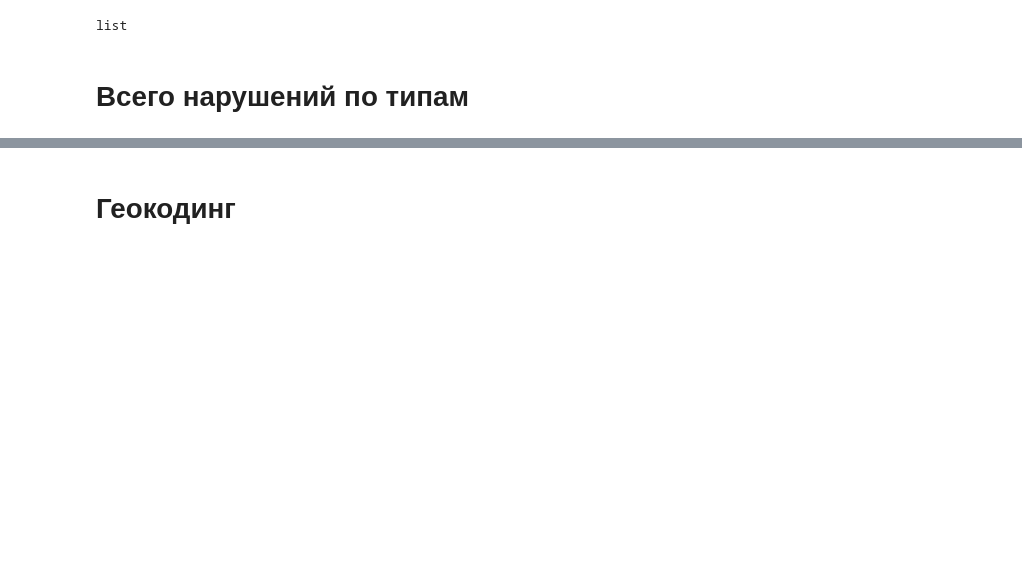
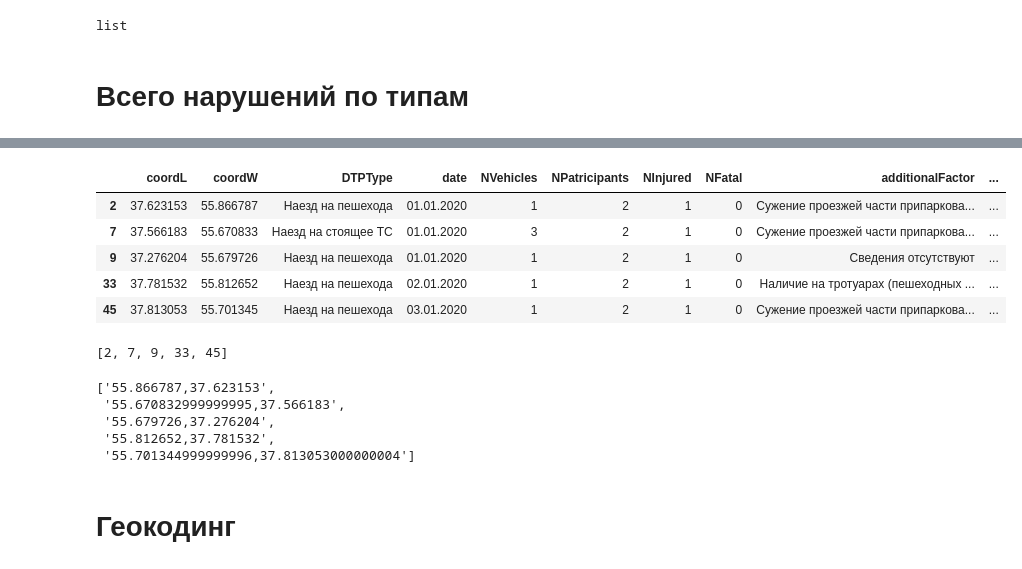
Before and after one commit to ovad4221/Accident_prediction_system, a Jupyter notebook: Exploration_of_road_accidents.ipynb, the cells around one changed output, grey strips where cells are left out. Drawn from its saved outputs; the diff is of its cells as text; code cells hidden in the pictures; blank space fills up the shorter version.

```diff
--- a/Exploration_of_road_accidents.ipynb
+++ b/Exploration_of_road_accidents.ipynb
@@ -188,6 +184,29 @@ all_violantions.sort_values(ascending=False)
 Name: Нарушение и их общее количество, dtype: int64
 # %%
 accidents_data.to_excel('prim_prep_1.xlsx')
+# %%
+nan_places = accidents_data[accidents_data['place'].isna()]
+# %%
+nan_places.head()
+# %% [output]
+|  | coordL | coordW | DTPType | date | NVehicles | NPatricipants | NInjured | NFatal | additionalFactor | ... |
+| 2 | 37.623153 | 55.866787 | Наезд на пешехода | 01.01.2020 | 1 | 2 | 1 | 0 | Сужение проезжей части припаркова... | ... |
+| 7 | 37.566183 | 55.670833 | Наезд на стоящее ТС | 01.01.2020 | 3 | 2 | 1 | 0 | Сужение проезжей части припаркова... | ... |
+| 9 | 37.276204 | 55.679726 | Наезд на пешехода | 01.01.2020 | 1 | 2 | 1 | 0 | Сведения отсутствуют | ... |
+| 33 | 37.781532 | 55.812652 | Наезд на пешехода | 02.01.2020 | 1 | 2 | 1 | 0 | Наличие на тротуарах (пешеходных ... | ... |
+| 45 | 37.813053 | 55.701345 | Наезд на пешехода | 03.01.2020 | 1 | 2 | 1 | 0 | Сужение проезжей части припаркова... | ... |
+# %%
+[i for i in nan_places.index[:5]]
+# %% [output]
+[2, 7, 9, 33, 45]
+# %%
+[','.join(nan_places.loc[i, ['coordW', 'coordL']].values.astype(str)) for i in nan_places.index[:5]]
+# %% [output]
+['55.866787,37.623153',
+ '55.670832999999995,37.566183',
+ '55.679726,37.276204',
+ '55.812652,37.781532',
+ '55.701344999999996,37.813053000000004']
 # %% [markdown]
 # Геокодинг
 # %%
```
Also changed, not shown: parts of 4 cells of this notebook.
